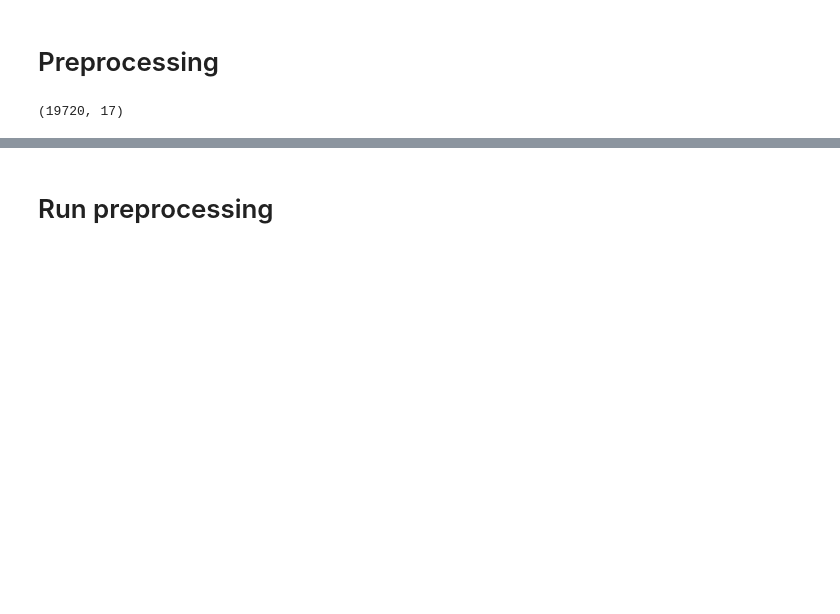
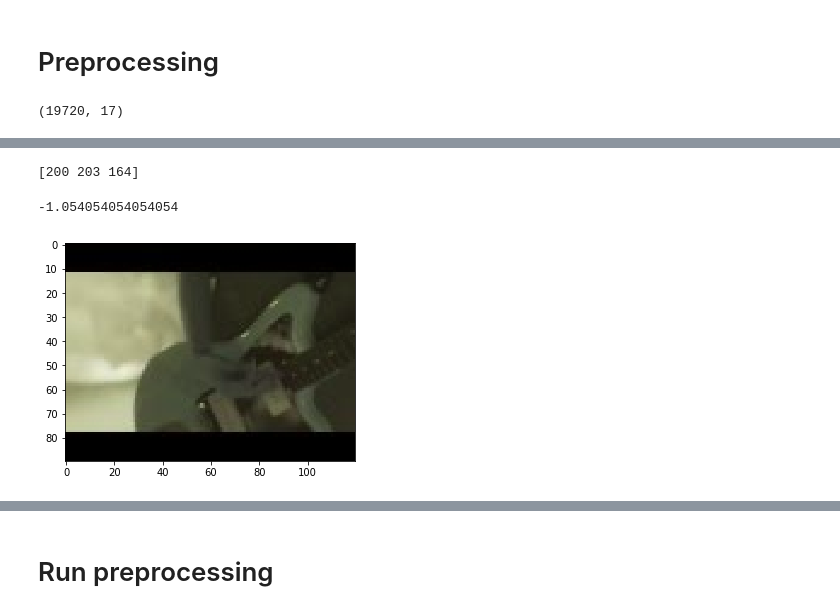
Before and after one commit to t-rryyyoooo/youtube, a Jupyter notebook: kernel.ipynb, the cells around one changed output, grey strips where cells are left out. Saved outputs shown, nothing was run; the diff lists cells and outputs as text; code cells hidden in the pictures; blank space fills up the shorter version.

```diff
--- a/kernel.ipynb
+++ b/kernel.ipynb
@@ -226,0 +263,10 @@ train.shape
+# %%
+img = cv2.imread("thumbnail/train/image_00001.jpeg")
+#img = cv2.cvtColor(img, cv2.COLOR_BGR2RGB)
+print(img[50,0, :])
+plt.imshow(img)
+(203 - 164)/(1 - abs(203 - 164 - 1))
+# %% [output]
+[200 203 164]
+-1.054054054054054
+[figure, added]
```
Also changed, not shown: parts of 16 cells of this notebook, 2 other files.
